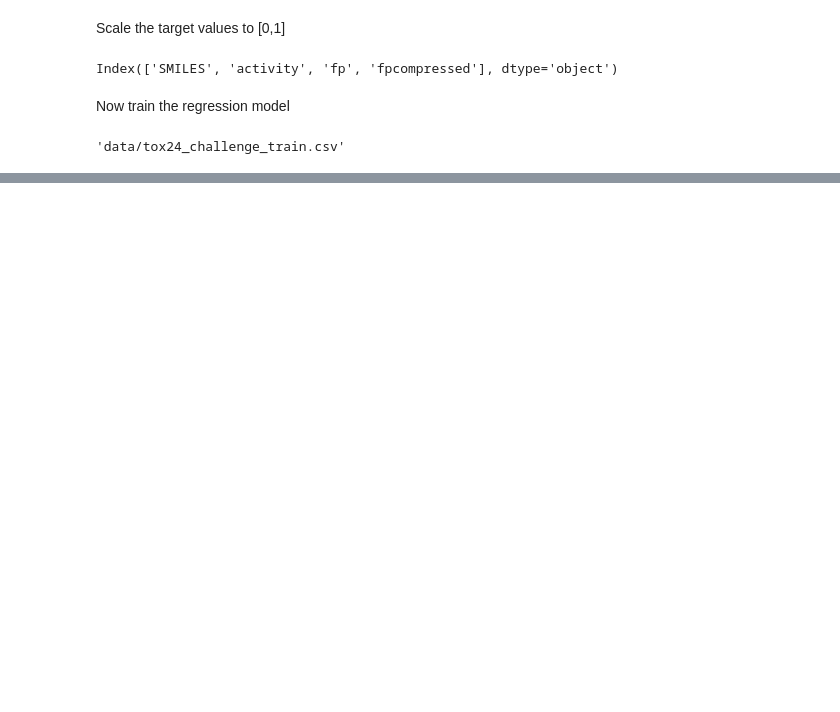
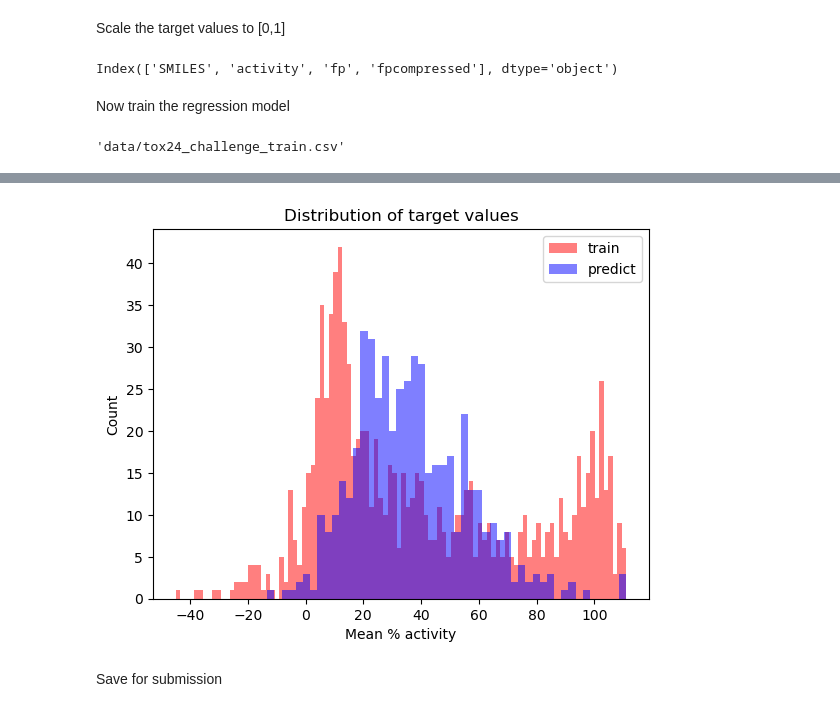
Before and after one commit to yigbt/deepFPlearn, a Jupyter notebook: example/tox24_challenge_fnn_compressed.ipynb, the cells around one changed output, grey strips where cells are left out. Cells and saved outputs as stored; diff of their text form; code cells hidden in the pictures; blank space fills up the shorter version.

```diff
--- a/example/tox24_challenge_fnn_compressed.ipynb
+++ b/example/tox24_challenge_fnn_compressed.ipynb
@@ -248,0 +234,7 @@ INFO:tensorflow:Assets written to: data/output/activity_saved_model/assets
+# %%
+if opts.compressFeatures:
+    # load trained model for autoencoder
+    encoder = keras.models.load_model(opts.ecModelDir)
+
+    # compress the fingerprints using the autoencoder
+    df = ac.compress_fingerprints(df, encoder)
@@ -248,0 +245,3 @@ INFO:tensorflow:Assets written to: data/output/activity_saved_model/assets
+# %%
+# predict
+df2 = predictions.predict_values(df=df, opts=opts)
@@ -248,0 +256,4 @@ INFO:tensorflow:Assets written to: data/output/activity_saved_model/assets
+# %%
+activity_predicted = df2['predicted']
+
+activity_predicted_rescaled = scaler.inverse_transform(activity_predicted.to_numpy().reshape(-1, 1))
@@ -248,0 +278,2 @@ INFO:tensorflow:Assets written to: data/output/activity_saved_model/assets
+# %%
+activity_trained = pd.read_csv('data/tox24_challenge_train.csv')['activity']
@@ -248,0 +293,14 @@ INFO:tensorflow:Assets written to: data/output/activity_saved_model/assets
+# %%
+%matplotlib inline
+import matplotlib.pyplot as plt
+plt.hist(activity_trained, bins=100, alpha=0.5, color='r', label='train')
+plt.hist(activity_predicted_rescaled, bins=50, alpha=0.5, color='b', label='predict')
+plt.legend(loc='upper right')
+plt.title('Distribution of target values')
+plt.xlabel('Mean % activity')
+plt.ylabel('Count')
+plt.show()
+# %% [output]
+[figure, added]
+# %% [markdown]
+Save for submission
```
Also changed, not shown: parts of 27 cells of this notebook, 1 other file.
